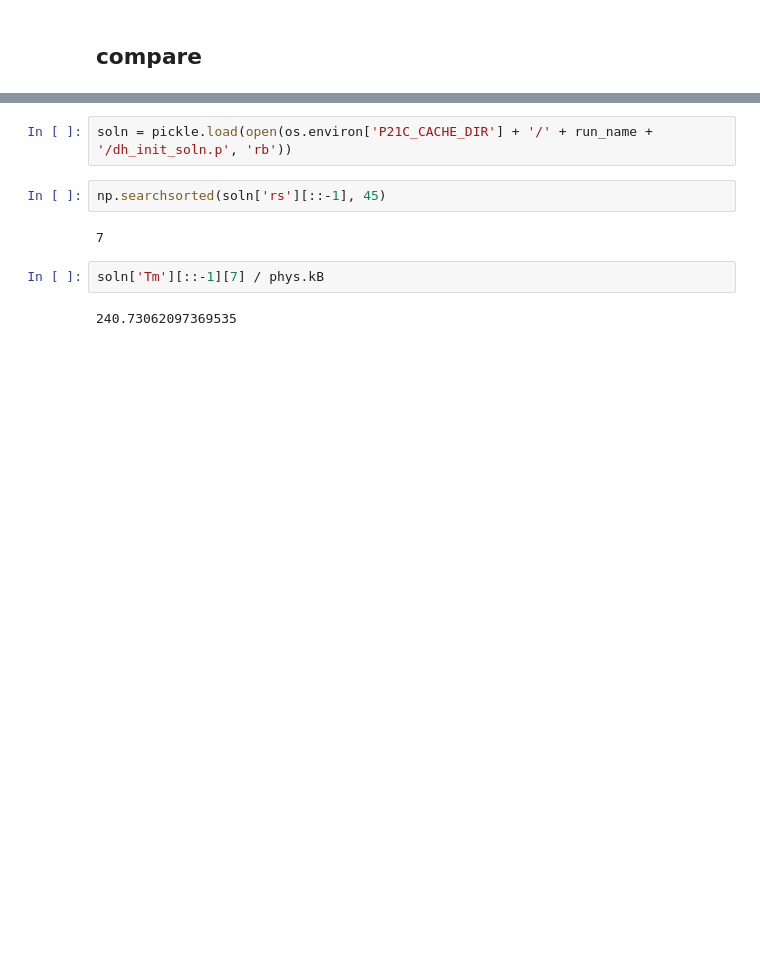
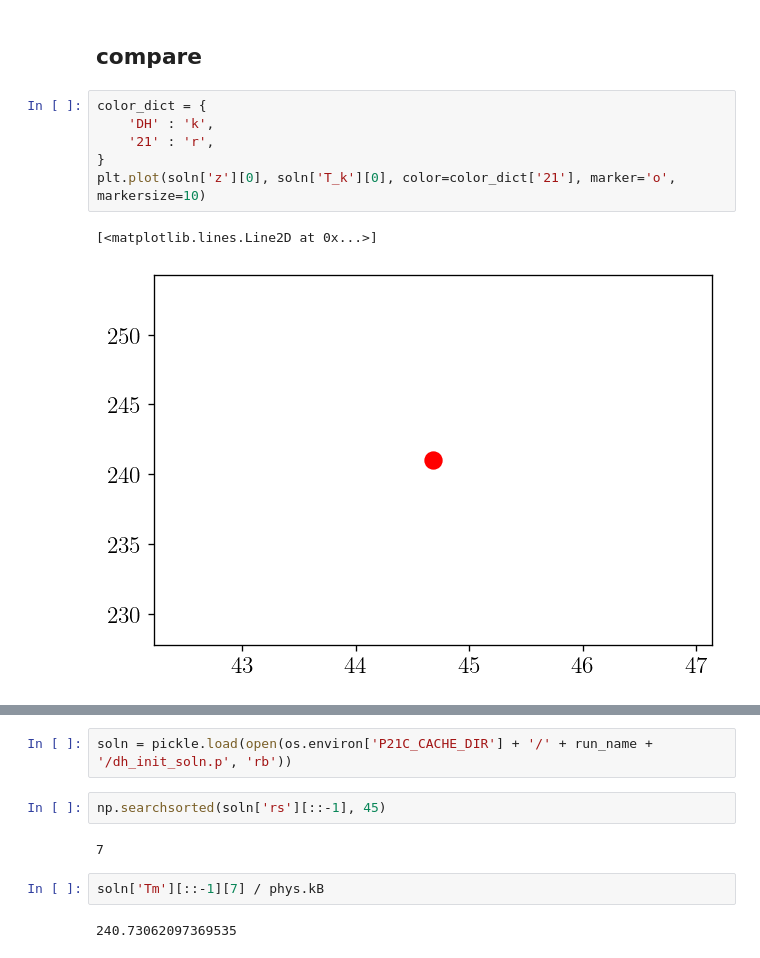
Before and after one commit to yitiansun/DM21cm, a Jupyter notebook: cross_check/compare_global.ipynb, the cells around one changed output, grey strips where cells are left out. Drawn from its saved outputs; the diff is of its cells as text; blank space fills up the shorter version.

```diff
--- a/cross_check/compare_global.ipynb
+++ b/cross_check/compare_global.ipynb
@@ -130,4 +118,13 @@ KeyboardInterrupt:
 # %% [markdown]
 ## compare
+# %%
+color_dict = {
+    'DH' : 'k',
+    '21' : 'r',
+}
+plt.plot(soln['z'][0], soln['T_k'][0], color=color_dict['21'], marker='o', markersize=10)
+# %% [output]
+[<matplotlib.lines.Line2D at 0x...>]
+[figure, added]
 # %%
 def plot_global(dh_soln, soln):
```
Also changed, not shown: parts of 6 cells of this notebook, 10 other files.
